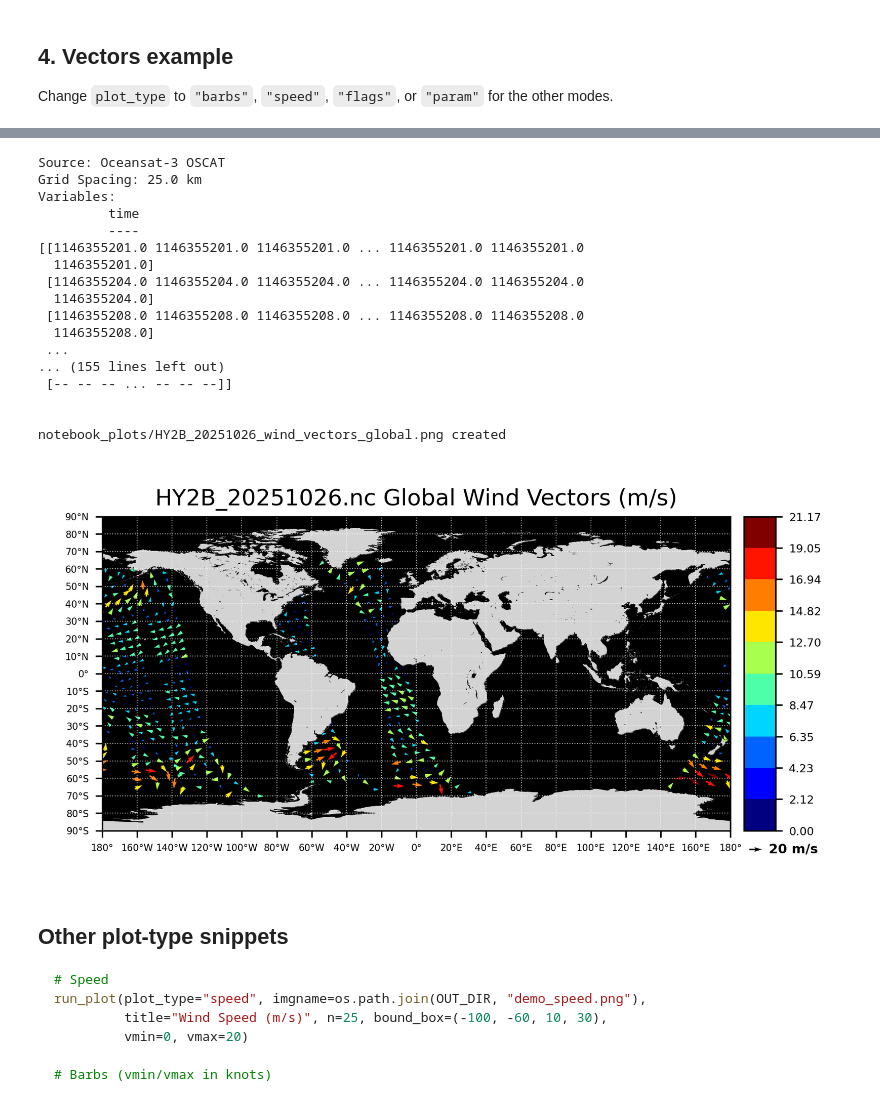
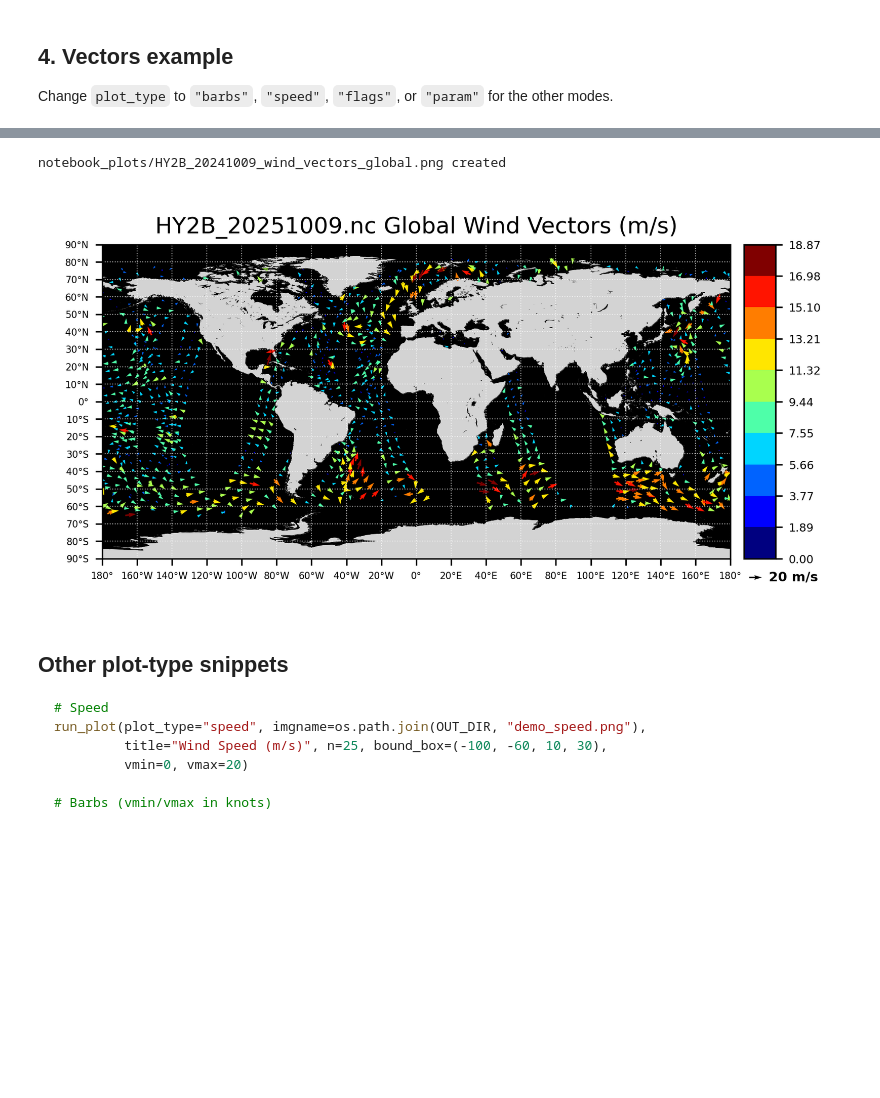
Before and after one commit to jasminemasopeh/modern_coaps_daily_swath, a Jupyter notebook: map_swath_data.ipynb, the cells around one changed output, grey strips where cells are left out. Cells and saved outputs as stored; diff of their text form; code cells hidden in the pictures; blank space fills up the shorter version.

Commit message:
Updated the jupyter notebook

```diff
--- a/map_swath_data.ipynb
+++ b/map_swath_data.ipynb
@@ -745,35 +729,19 @@ notebook_plots/HY2B_20251026_wind_vectors.png created
 # %%
 # Example: wind vectors (same as --vectors on the CLI)
 run_plot(
-    file_name="OSCAT3_nc/OSCAT3_20260430.nc",
+    file_name="HY2B_nc/HY2B_20241009.nc",
     plot_type="vectors",
-    imgname=os.path.join(OUT_DIR, "HY2B_20251026_wind_vectors_global.png"),
-    title="HY2B_20251026.nc Global Wind Vectors (m/s)",
+    imgname=os.path.join(OUT_DIR, "HY2B_20241009_wind_vectors_global.png"),
+    title="HY2B_20251009.nc Global Wind Vectors (m/s)",
     # n=20,
     # bound_box=(-100, -60, 10, 30),
     # vmin=0,
     # vmax=20,
     # vector_size=600,  # smaller → longer arrows
 )
 # %% [output]
-Source: Oceansat-3 OSCAT
-Grid Spacing: 25.0 km
-Variables:
-         time
-         ----
-[[1146355201.0 1146355201.0 1146355201.0 ... 1146355201.0 1146355201.0
-  1146355201.0]
- [1146355204.0 1146355204.0 1146355204.0 ... 1146355204.0 1146355204.0
-  1146355204.0]
- [1146355208.0 1146355208.0 1146355208.0 ... 1146355208.0 1146355208.0
-  1146355208.0]
- ...
-... (155 lines left out)
- [-- -- -- ... -- -- --]]
-
-
-notebook_plots/HY2B_20251026_wind_vectors_global.png created
+notebook_plots/HY2B_20241009_wind_vectors_global.png created
-[figure, old version]
+[figure, new version]
 # %% [markdown]
 ## Other plot-type snippets
 
```
Also changed, not shown: parts of 1 cell of this notebook, 6 other files.
